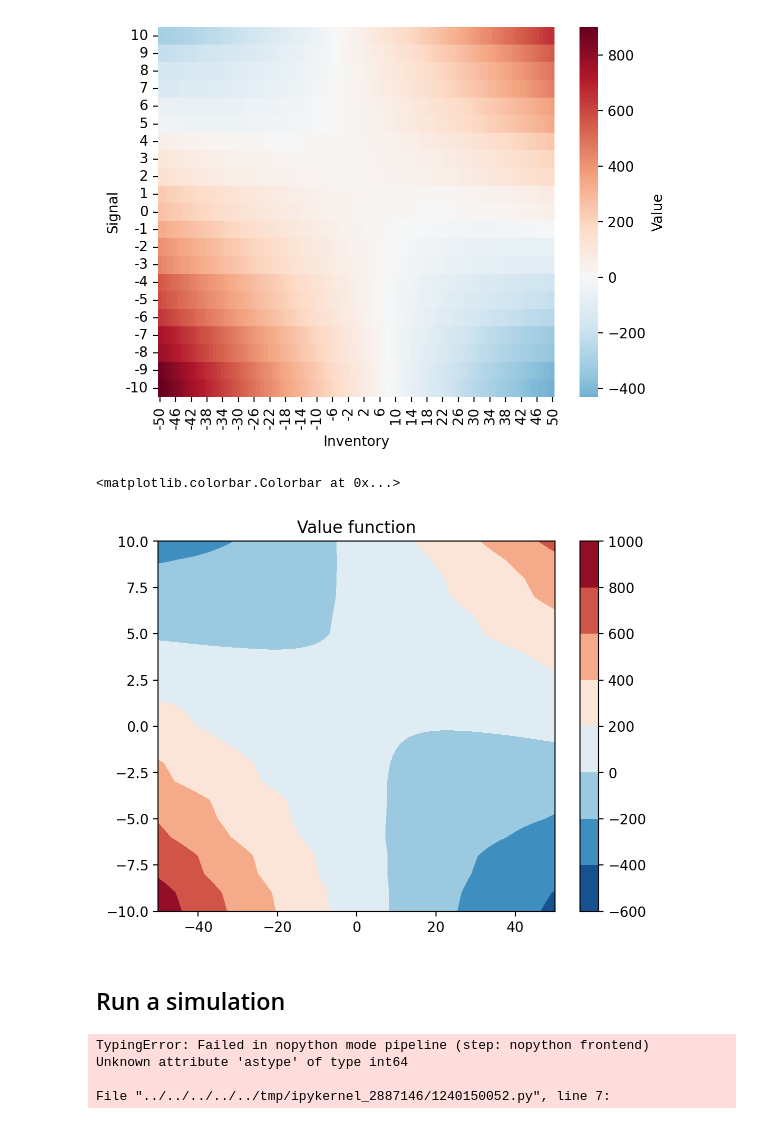
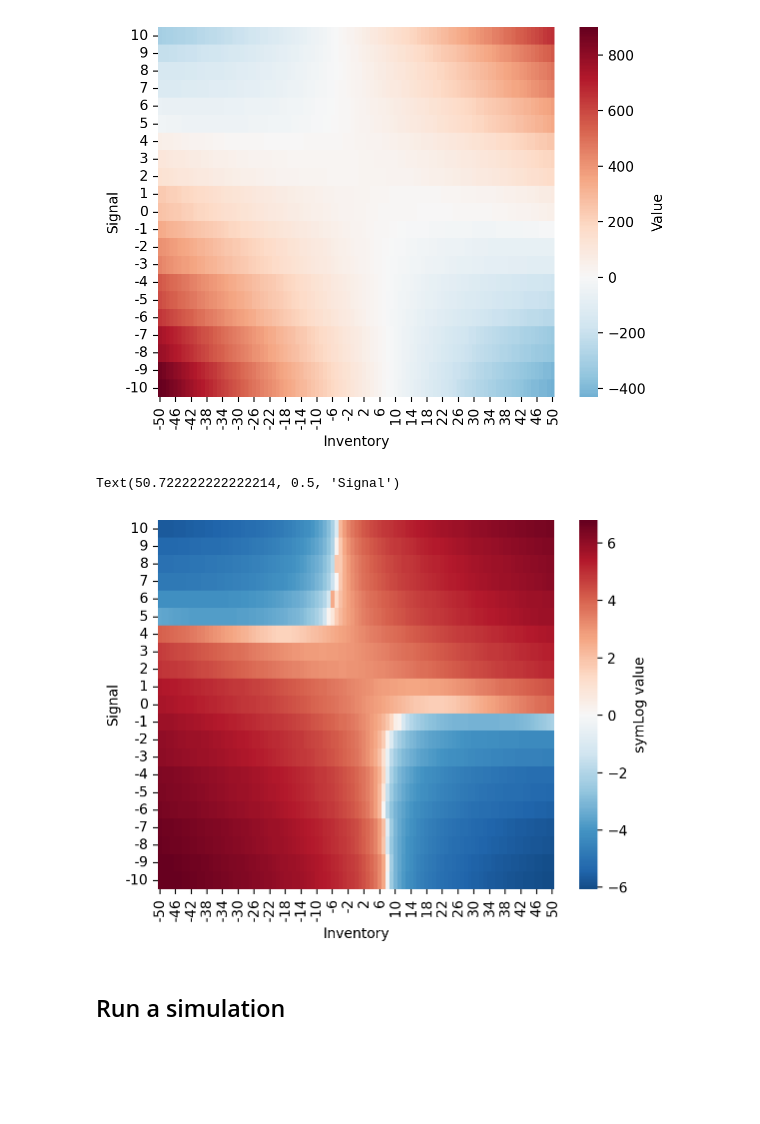
Before and after one commit to sapienzaio/online-ml-finance, a Jupyter notebook: 06-reinforcement-learning/price-impact-signal.ipynb, the cells around one changed output. Drawn from its saved outputs; the diff is of its cells as text; code cells hidden in the pictures; blank space fills up the shorter version.

```diff
--- a/06-reinforcement-learning/price-impact-signal.ipynb
+++ b/06-reinforcement-learning/price-impact-signal.ipynb
@@ -408,12 +408,15 @@ plt.ylabel("Signal")
 # %% [output]
 Text(50.722222222222214, 0.5, 'Signal')
 [figure]
-# %%
-plt.title("Value function")
-plt.contourf(values_inventory, values_signals, value_function, cmap="RdBu_r")
-plt.colorbar()
-# %% [output]
-<matplotlib.colorbar.Colorbar at 0x...>
-[figure, removed]
+# %%
+log_value_function = np.sign(value_function) * np.log(np.abs(value_function))
+log_value_function_df = pd.DataFrame(log_value_function, index=values_signals, columns=values_inventory)
+sns.heatmap(log_value_function_df, cmap="RdBu_r", center=0.0, cbar_kws={"label": "symLog value"})
+plt.gca().invert_yaxis()
+plt.xlabel("Inventory")
+plt.ylabel("Signal")
+# %% [output]
+Text(50.722222222222214, 0.5, 'Signal')
+[figure, added]
 # %% [markdown]
 ## Run a simulation
@@ -420,23 +441,30 @@ plt.colorbar()
 # %%
-price = 25
+signal = 0
+price = 10
 inventory = 50
 cash = 10
+sigma = sigma_signal = delta = 1.0
 
-steps = 20
+steps = 100
 price_hist = np.zeros(steps)
 action_hist = np.zeros(steps)
 reward_hist = np.zeros(steps)
 inventory_hist = np.zeros(steps)
 cash_hist = np.zeros(steps)
+signal_hist = np.zeros(steps)
 
 np.random.seed(314)
 for t in range(steps):
-    price_ix, inventory_ix = state_to_position(np.array(price), inventory)
-    cash_ix = int(cash + MAX_CASH)
-    action = action_function[inventory_ix]
+    signal_ix, inventory_ix = state_to_position(np.array([signal]), inventory)
+    action = action_function[signal_ix, inventory_ix].item()
+
 
     cash = cash - action * (price + temporary_price_impact * action)
-    price = price_step(price, action, sigma=1.0, delta=1.0, price_impact=price_impact)
+    price, signal = price_step(
+        price, signal, action, sigma=sigma, sigma_signal=sigma_signal,
+        delta=delta, price_impact=price_impact, kappa_hat=kappa_hat,
+    )
+
     inventory = inventory + action
 
     reward = cash + inventory * price - inventory_aversion * inventory ** 2
@@ -445,16 +473,12 @@ for t in range(steps):
     inventory = clip(inventory, -MAX_INVENTORY, MAX_INVENTORY)
     cash = clip(cash, -MAX_CASH, MAX_CASH)
 
+    signal_hist[t] = signal
     price_hist[t] = price
     action_hist[t] = action
     reward_hist[t] = reward
     inventory_hist[t] = inventory
     cash_hist[t] = cash
-# %% [output]
-TypingError: Failed in nopython mode pipeline (step: nopython frontend)
-Unknown attribute 'astype' of type int64
-
-File "../../../../../tmp/ipykernel_2887146/1240150052.py", line 7:
 # %%
 fig, axs = plt.subplots(2, 2, sharex=True)
 axs = axs.ravel()
```
Also changed, not shown: parts of 4 cells of this notebook.
